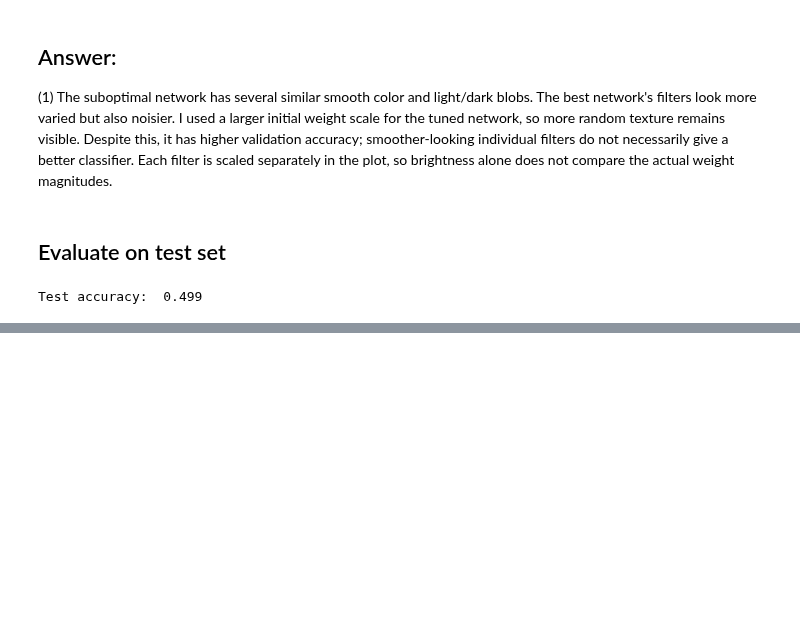
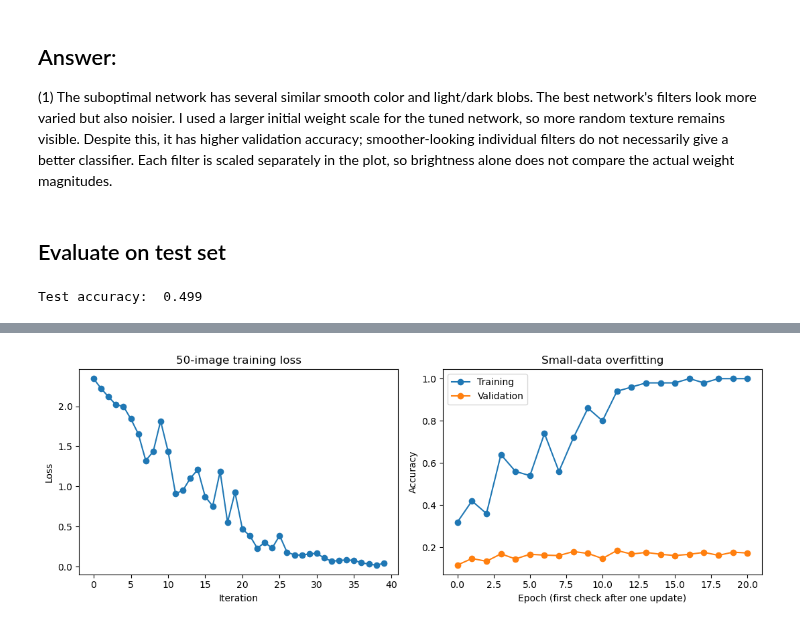
Before and after one commit to LepingWan/ECE247A, a Jupyter notebook: HW3.ipynb, the cells around one changed output, grey strips where cells are left out. Cells and saved outputs as stored; diff of their text form; code cells hidden in the pictures; blank space fills up the shorter version.

```diff
--- a/HW3.ipynb
+++ b/HW3.ipynb
@@ -816,0 +1536,20 @@ Test accuracy:  0.499
+# %%
+np.random.seed(231)
+N, D, H1, H2, C = 2, 15, 20, 30, 10
+X = np.random.randn(N, D)
+y = np.random.randint(C, size=(N,))
+
+for reg in [0, 3.14]:
+  print('Running check with reg = {}'.format(reg))
+  model = FullyConnectedNet([H1, H2], input_dim=D, num_classes=C,
+                            reg=reg, weight_scale=5e-2, dtype=np.float64)
+
+  loss, grads = model.loss(X, y)
+  print('Initial loss: {}'.format(loss))
+
+  for name in sorted(grads):
+    f = lambda _: model.loss(X, y)[0]
+    grad_num = eval_numerical_gradient(f, model.params[name], verbose=False, h=1e-5)
+    print('{} relative error: {}'.format(name, rel_error(grad_num, grads[name])))
+    print('{} max absolute error: {}'.format(name, np.max(np.abs(grad_num - grads[name]))))
+    np.testing.assert_allclose(grad_num, grads[name], rtol=1e-5, atol=1e-7)
@@ -816,0 +1578,40 @@ Test accuracy:  0.499
+# %%
+# Overfit 50 images with a three-layer network: 3072 -> 100 -> 100 -> 10.
+num_train = 50
+small_data = {
+    'X_train': data['X_train'][:num_train],
+    'y_train': data['y_train'][:num_train],
+    'X_val': data['X_val'],
+    'y_val': data['y_val'],
+}
+np.random.seed(7)
+weight_scale = 1e-2
+learning_rate = 1e-2
+model = FullyConnectedNet([100, 100], weight_scale=weight_scale,
+                         dtype=np.float64, reg=0.0)
+solver = Solver(model, small_data, print_every=10, num_epochs=20,
+                batch_size=25, update_rule='sgd', num_train_samples=None,
+                optim_config={'learning_rate': learning_rate})
+solver.train()
+
+# Solver normally restores the best validation checkpoint. For this training
+# overfit check, use the final iterate saved before that restoration.
+model.params = {name: value.copy() for name, value in solver.last_params.items()}
+train_acc = solver.check_accuracy(small_data['X_train'], small_data['y_train'])
+print('Final training accuracy on all 50 images:', train_acc)
+print('Final training loss:', model.loss(small_data['X_train'], small_data['y_train'])[0])
+assert train_acc == 1.0
+
+fig, axes = plt.subplots(1, 2, figsize=(11, 4))
+axes[0].plot(solver.loss_history, 'o-')
+axes[0].set(xlabel='Iteration', ylabel='Loss', title='50-image training loss')
+axes[1].plot(np.arange(len(solver.train_acc_history)), solver.train_acc_history,
+             'o-', label='Training')
+axes[1].plot(np.arange(len(solver.val_acc_history)), solver.val_acc_history,
+             'o-', label='Validation')
+axes[1].set(xlabel='Epoch (first check after one update)', ylabel='Accuracy',
+            title='Small-data overfitting')
+axes[1].legend()
+plt.tight_layout()
+plt.show()
+# %% [output]
@@ -816,0 +1635 @@ Test accuracy:  0.499
+[figure, added]
```
Also changed, not shown: parts of 35 cells of this notebook.
